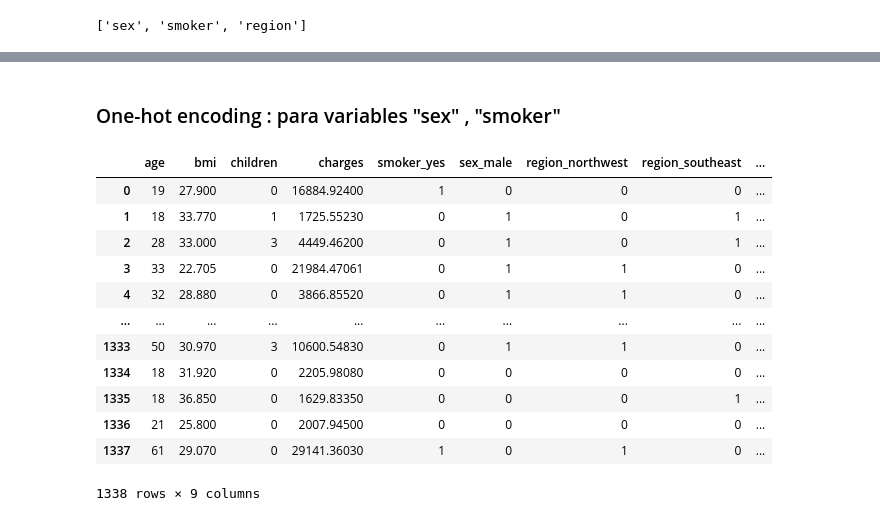
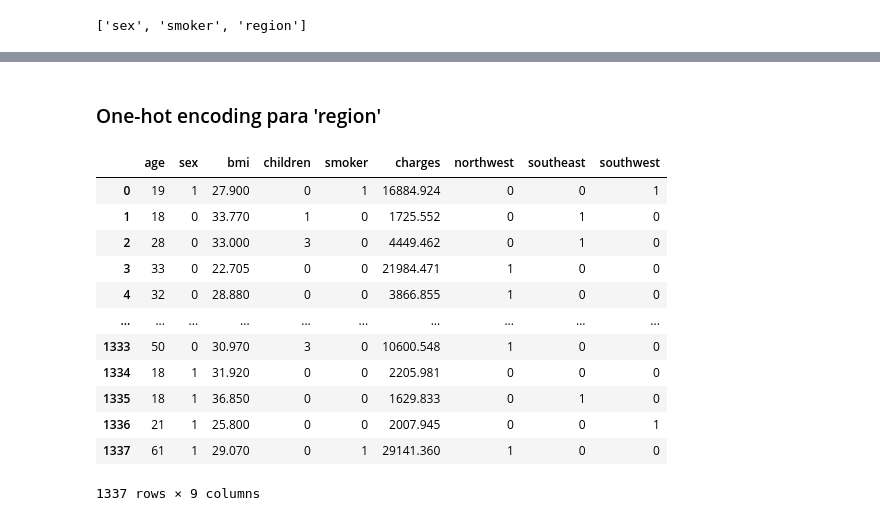
Before and after one commit to 4GeeksAcademy/carlossuesc95-intro-ml, a Jupyter notebook: src/02-lineal-regression.ipynb, the cells around one changed output, grey strips where cells are left out. Saved outputs shown, nothing was run; the diff lists cells and outputs as text; code cells hidden in the pictures.

```diff
--- a/src/02-lineal-regression.ipynb
+++ b/src/02-lineal-regression.ipynb
@@ -23,3 +67,9 @@ df
 # %%
-df.duplicated().sum()
+# Comprobar duplicados
+dupl_data = df.duplicated().sum()
+if dupl_data != 0:
+    print(f"Se encontro {dupl_data} duplicado que ha sido eliminado")
+    df.drop_duplicates(inplace=True)
+else:
+    print(f"No hay duplicados")
 # %% [output]
@@ -41,3 +114,8 @@ variables = df.select_dtypes(include=['object', 'category']).columns.tolist()
 variables
 # %% [output]
 ['sex', 'smoker', 'region']
+# %%
+# map manual para variable sex y smoker
+df['sex'] = df['sex'].map({'male': 0, 'female': 1})
+df['smoker'] = df['smoker'].map({'yes': 1, 'no': 0})
+df.head()
@@ -44,19 +129,21 @@ variables
 # %% [markdown]
-### One-hot encoding : para variables "sex" , "smoker"
+### One-hot encoding para 'region'
 # %%
-df_dummies = pd.get_dummies(df, columns=['smoker','sex','region'], drop_first=True,dtype=int)
-df_dummies
+df_dummies = pd.get_dummies(df['region'], drop_first=True,dtype=int)
+df = pd.concat([df, df_dummies], axis=1)
+df.drop('region', axis=1, inplace=True)
+df
 # %% [output]
-|  | age | bmi | children | charges | smoker_yes | sex_male | region_northwest | region_southeast | ... |
-| 0 | 19 | 27.900 | 0 | 16884.92400 | 1 | 0 | 0 | 0 | ... |
-| 1 | 18 | 33.770 | 1 | 1725.55230 | 0 | 1 | 0 | 1 | ... |
-| 2 | 28 | 33.000 | 3 | 4449.46200 | 0 | 1 | 0 | 1 | ... |
-| 3 | 33 | 22.705 | 0 | 21984.47061 | 0 | 1 | 1 | 0 | ... |
-| 4 | 32 | 28.880 | 0 | 3866.85520 | 0 | 1 | 1 | 0 | ... |
+|  | age | sex | bmi | children | smoker | charges | northwest | southeast | southwest |
+| 0 | 19 | 1 | 27.900 | 0 | 1 | 16884.924 | 0 | 0 | 1 |
+| 1 | 18 | 0 | 33.770 | 1 | 0 | 1725.552 | 0 | 1 | 0 |
+| 2 | 28 | 0 | 33.000 | 3 | 0 | 4449.462 | 0 | 1 | 0 |
+| 3 | 33 | 0 | 22.705 | 0 | 0 | 21984.471 | 1 | 0 | 0 |
+| 4 | 32 | 0 | 28.880 | 0 | 0 | 3866.855 | 1 | 0 | 0 |
 | ... | ... | ... | ... | ... | ... | ... | ... | ... | ... |
-| 1333 | 50 | 30.970 | 3 | 10600.54830 | 0 | 1 | 1 | 0 | ... |
-| 1334 | 18 | 31.920 | 0 | 2205.98080 | 0 | 0 | 0 | 0 | ... |
-| 1335 | 18 | 36.850 | 0 | 1629.83350 | 0 | 0 | 0 | 1 | ... |
-| 1336 | 21 | 25.800 | 0 | 2007.94500 | 0 | 0 | 0 | 0 | ... |
-| 1337 | 61 | 29.070 | 0 | 29141.36030 | 1 | 0 | 1 | 0 | ... |
+| 1333 | 50 | 0 | 30.970 | 3 | 0 | 10600.548 | 1 | 0 | 0 |
+| 1334 | 18 | 1 | 31.920 | 0 | 0 | 2205.981 | 0 | 0 | 0 |
+| 1335 | 18 | 1 | 36.850 | 0 | 0 | 1629.833 | 0 | 1 | 0 |
+| 1336 | 21 | 1 | 25.800 | 0 | 0 | 2007.945 | 0 | 0 | 1 |
+| 1337 | 61 | 1 | 29.070 | 0 | 1 | 29141.360 | 1 | 0 | 0 |
-1338 rows × 9 columns
+1337 rows × 9 columns
```
Also changed, not shown: parts of 41 cells of this notebook, 1 other file.
